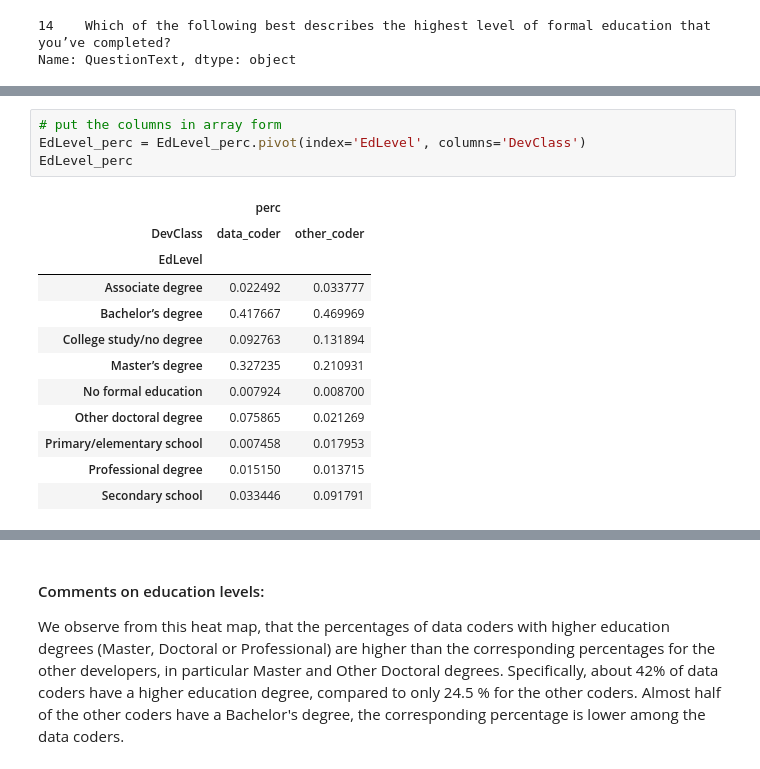
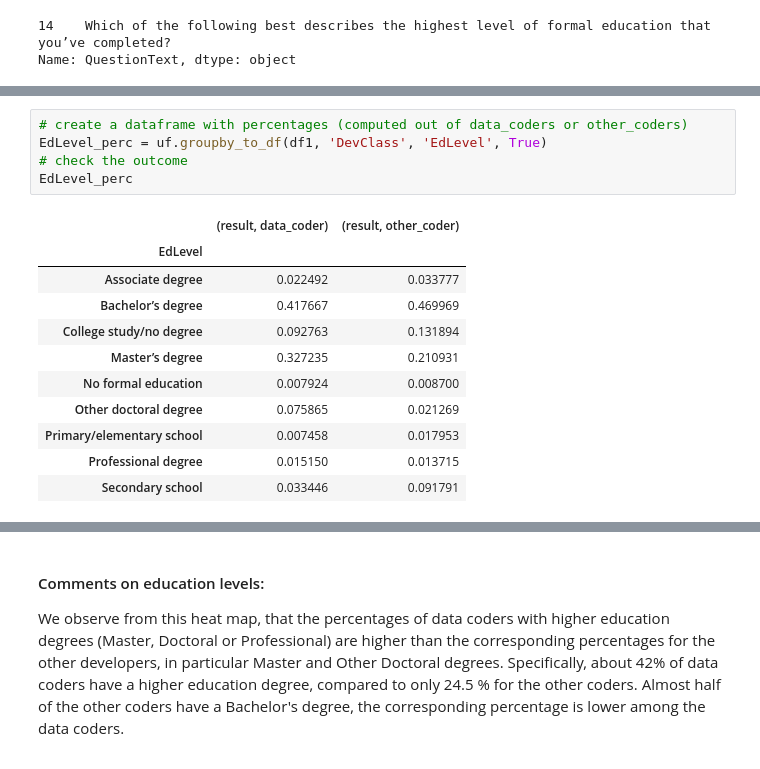
Before and after one commit to SolanaO/Developers_Survey_Analysis, a Jupyter notebook: notebooks/stackBlogQuestion1.ipynb, the cells around one changed output, grey strips where cells are left out. Drawn from its saved outputs; the diff is of its cells as text.

```diff
--- a/notebooks/stackBlogQuestion1.ipynb
+++ b/notebooks/stackBlogQuestion1.ipynb
@@ -137,20 +84,20 @@ EdLevel_perc
-# %%
-# put the columns in array form
-EdLevel_perc = EdLevel_perc.pivot(index='EdLevel', columns='DevClass')
-EdLevel_perc
-# %% [output]
-|  | perc |  |
-| DevClass | data_coder | other_coder |
-| EdLevel |  |  |
-| Associate degree | 0.022492 | 0.033777 |
-| Bachelor’s degree | 0.417667 | 0.469969 |
-| College study/no degree | 0.092763 | 0.131894 |
-| Master’s degree | 0.327235 | 0.210931 |
-| No formal education | 0.007924 | 0.008700 |
-| Other doctoral degree | 0.075865 | 0.021269 |
-| Primary/elementary school | 0.007458 | 0.017953 |
-| Professional degree | 0.015150 | 0.013715 |
-| Secondary school | 0.033446 | 0.091791 |
+# %%
+# create a dataframe with percentages (computed out of data_coders or other_coders)
+EdLevel_perc = uf.groupby_to_df(df1, 'DevClass', 'EdLevel', True)
+# check the outcome
+EdLevel_perc
+# %% [output]
+|  | (result, data_coder) | (result, other_coder) |
+| EdLevel |  |  |
+| Associate degree | 0.022492 | 0.033777 |
+| Bachelor’s degree | 0.417667 | 0.469969 |
+| College study/no degree | 0.092763 | 0.131894 |
+| Master’s degree | 0.327235 | 0.210931 |
+| No formal education | 0.007924 | 0.008700 |
+| Other doctoral degree | 0.075865 | 0.021269 |
+| Primary/elementary school | 0.007458 | 0.017953 |
+| Professional degree | 0.015150 | 0.013715 |
+| Secondary school | 0.033446 | 0.091791 |
 # %%
 # plot the heatmap
 sns.heatmap(EdLevel_perc.round(4)*100, cmap='Blues', annot = True);
```
Also changed, not shown: parts of 18 cells of this notebook.
